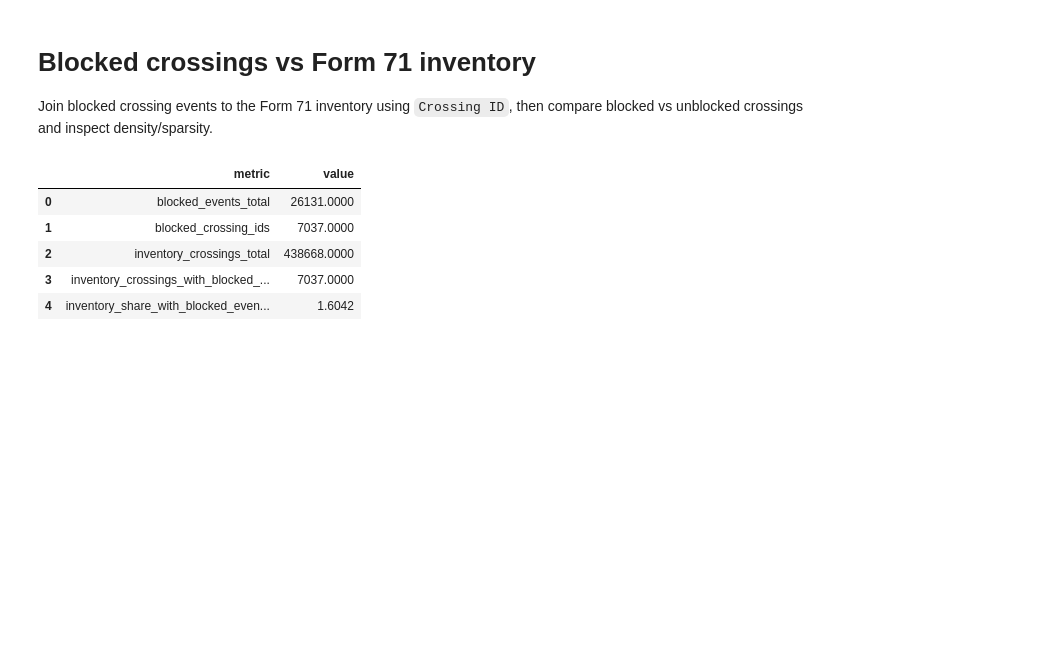
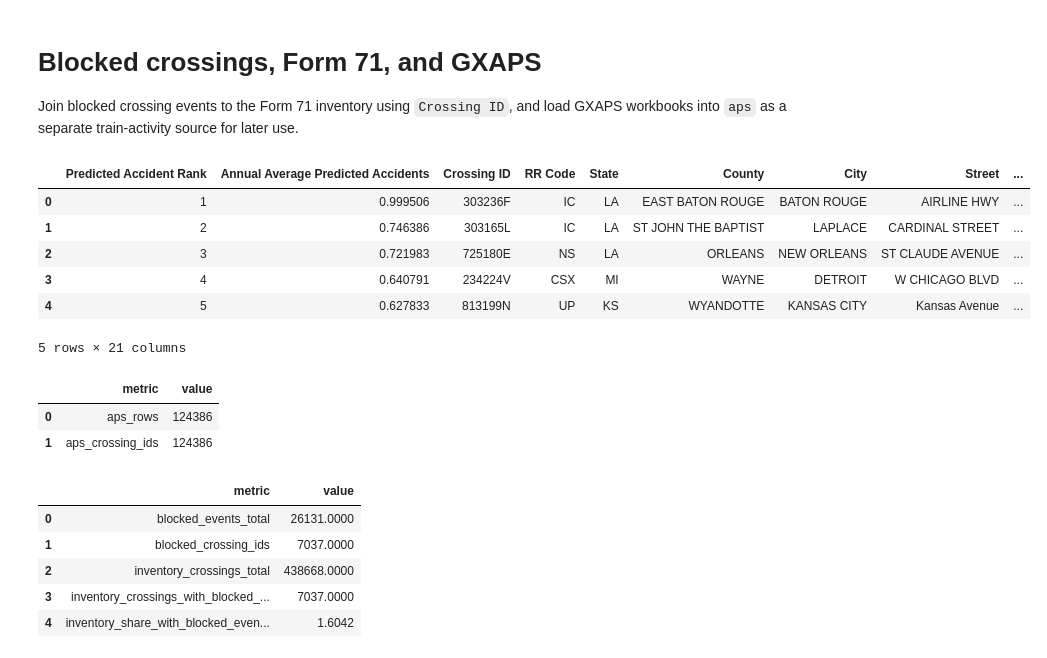
Before and after one commit to AI-Rapid-Prototyping/Blocked-Crossing-Prediction, a Jupyter notebook: analysis/blocked_crossings_analysis.ipynb, the cells around one changed output. Drawn from its saved outputs; the diff is of its cells as text; code cells hidden in the pictures; blank space fills up the shorter version.

```diff
--- a/analysis/blocked_crossings_analysis.ipynb
+++ b/analysis/blocked_crossings_analysis.ipynb
@@ -1,7 +1,7 @@
 # %% [markdown]
-# Blocked crossings vs Form 71 inventory
+# Blocked crossings, Form 71, and GXAPS
 
-Join blocked crossing events to the Form 71 inventory using `Crossing ID`, then compare blocked vs unblocked crossings and inspect density/sparsity.
+Join blocked crossing events to the Form 71 inventory using `Crossing ID`, and load GXAPS workbooks into `aps` as a separate train-activity source for later use.
 # %%
 import pandas as pd
 import plotly.express as px
@@ -27,4 +29,22 @@ from analyze_blocked_crossings import (
 
 output_dir = DEFAULT_OUTPUT
 output_dir.mkdir(exist_ok=True)
+# %%
+# Load the GXAPS workbooks into aps without joining them to any other frame yet.
+aps = preprocess_gxaps(DEFAULT_GXAPS_DIR, DEFAULT_OUTPUT)
+
+# Inspect the deduplicated GXAPS frame and confirm the primary key is unique.
+display(aps.head())
+display(pd.DataFrame([('aps_rows', len(aps)), ('aps_crossing_ids', aps['Crossing ID'].nunique())], columns=['metric', 'value']))
+# %% [output]
+|  | Predicted Accident Rank | Annual Average Predicted Accidents | Crossing ID | RR Code | State | County | City | Street | ... |
+| 0 | 1 | 0.999506 | 303236F | IC | LA | EAST BATON ROUGE | BATON ROUGE | AIRLINE HWY | ... |
+| 1 | 2 | 0.746386 | 303165L | IC | LA | ST JOHN THE BAPTIST | LAPLACE | CARDINAL STREET | ... |
+| 2 | 3 | 0.721983 | 725180E | NS | LA | ORLEANS | NEW ORLEANS | ST CLAUDE AVENUE | ... |
+| 3 | 4 | 0.640791 | 234224V | CSX | MI | WAYNE | DETROIT | W CHICAGO BLVD | ... |
+| 4 | 5 | 0.627833 | 813199N | UP | KS | WYANDOTTE | KANSAS CITY | Kansas Avenue | ... |
+5 rows × 21 columns
+|  | metric | value |
+| 0 | aps_rows | 124386 |
+| 1 | aps_crossing_ids | 124386 |
 # %%
```
Also changed, not shown: parts of 2 cells of this notebook, 3 other files.
